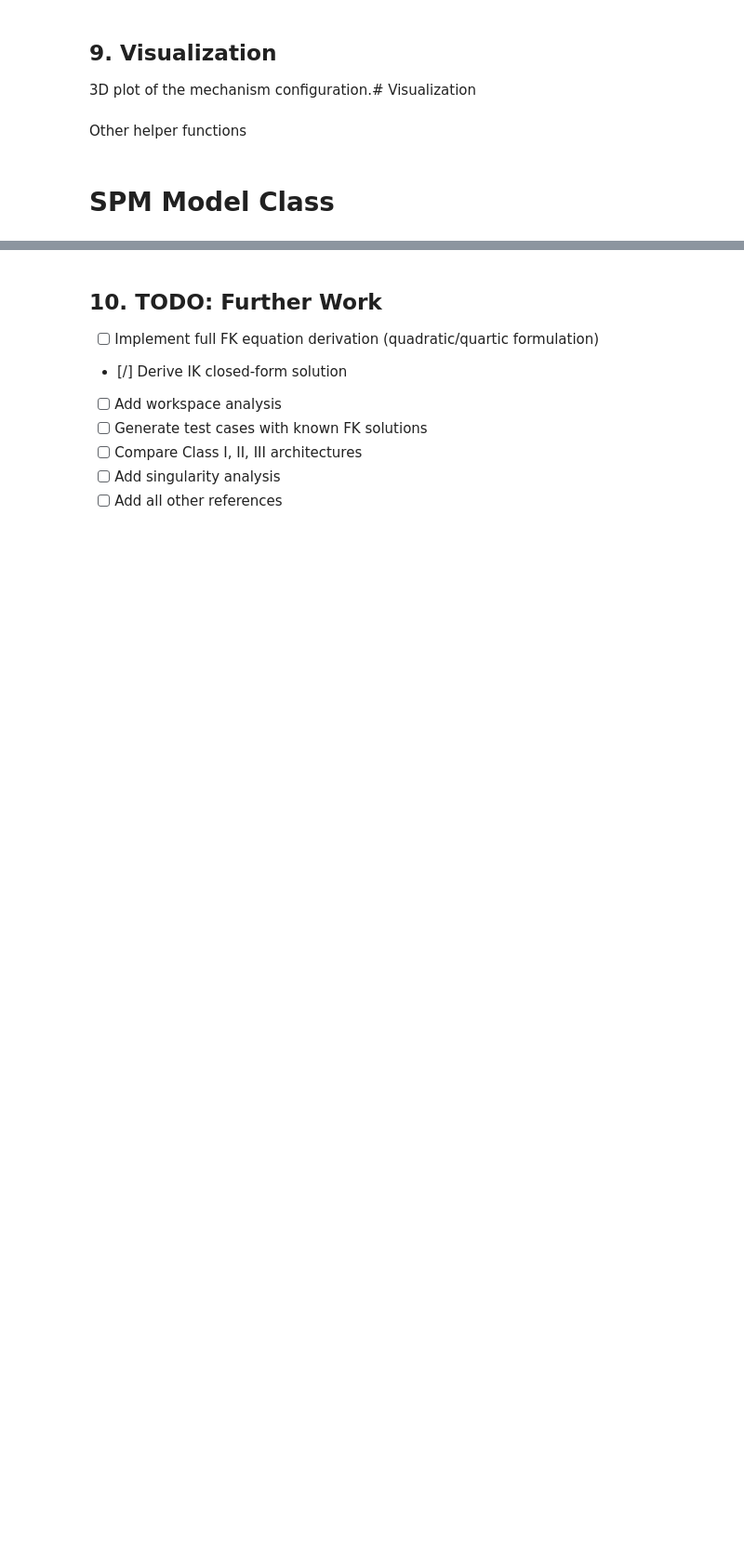
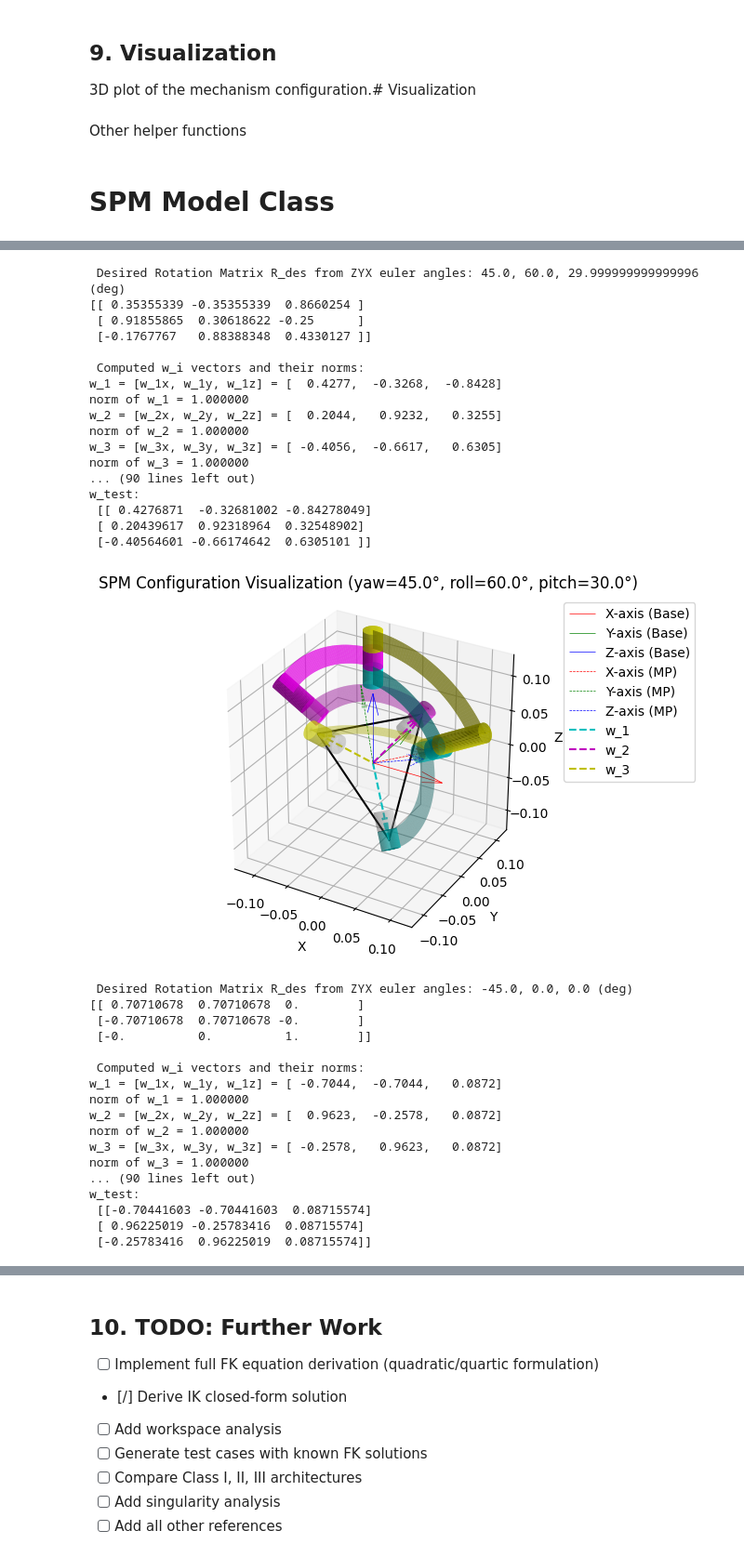
Before and after one commit to ChawinOph/spm-mechanics, a Jupyter notebook: notebooks/spm_kinematics.ipynb, the cells around one changed output, grey strips where cells are left out. Shown at 93% size. Cells and saved outputs as stored; diff of their text form; code cells hidden in the pictures; blank space fills up the shorter version.

```diff
--- a/notebooks/spm_kinematics.ipynb
+++ b/notebooks/spm_kinematics.ipynb
@@ -69,6 +70,7 @@ gamma_11, gamma_21, gamma_31 = symbols('gamma_11 gamma_21 gamma_31', real=True)
 
 # Moving platform
 eta_12, eta_22, eta_32 = symbols('eta_12 eta_22 eta_32', real=True)
+gamma_12, gamma_22, gamma_32 = symbols('gamma_12 gamma_22 gamma_32', real=True)
 gamma_12, gamma_22, gamma_32 = symbols('gamma_12 gamma_22 gamma_32', real=True)
 
 # Architecture parameters (symbolic)
@@ -103,6 +105,12 @@ a1, a2, a3 = symbols('a1 a2 a3', real=True)
 b1, b2, b3 = symbols('b1 b2 b3', real=True)
 c1, c2, c3 = symbols('c1 c2 c3', real=True)
 
+a11, a21, a31 = symbols('a11 a21 a31', real=True)
+b11, b21, b31 = symbols('b11 b21 b31', real=True)
+c11, c21, c31 = symbols('c11 c21 c31', real=True)
+w1x, w1y, w1z = symbols('w1x w1y w1z', real=True)
+A1, B1, C1 = symbols('A1 B1 C1', real=True)
+
 print("Joint angles:", theta)
 print("Proximal link angles:", alpha_i1)
 print("Desired Rotation Matrix R_d:", R_d)
@@ -1617,9 +2158,9 @@ class SPM:
 euler_angles_set = [
     [0, 0, 0],
     [np.pi/6, np.pi/6, np.pi/6],
-    # [np.pi/4, np.pi/3, np.pi/6],
-    # [-np.pi/4, 0, 0],
-    # [0, np.pi/4, 0],
+    [np.pi/4, np.pi/3, np.pi/6],
+    [-np.pi/4, 0, 0],
+    [0, np.pi/4, 0],
 ]
 
 spm = SPM()
@@ -1640,6 +2181,21 @@ for euler_angles in euler_angles_set:
     print(f"A: \n {A}")
     print(f"B: \n {B}")
 
+    print("\n Performing FK")
+    w_sol = spm.compute_fk(spm.theta_i, verbose=True)
+    print(f"w_i from FK Solution: \n {w_sol}")
+
+    w_test = np.stack((spm.w_i[0], spm.w_i[1], spm.w_i[2]))
+    print(f"w_test: \n {w_test}")
+
+    # verify FK by actual config updated by IK
+    assert np.allclose(w_sol, w_test), (
+        f"w_sol from FK does not match w_test!\n"
+        f"  w_sol  = {w_sol}\n"
+        f"  w_test = {w_test}\n"
+        f"  diff   = {np.abs(w_sol - w_test)}"
+    )
+
     spm.visualize_configuration(R_des)
 
     # TODO:
@@ -1683 +2239,36 @@ B:
 [figure]
+ Desired Rotation Matrix R_des from ZYX euler angles: 45.0, 60.0, 29.999999999999996 (deg)
+[[ 0.35355339 -0.35355339  0.8660254 ]
+ [ 0.91855865  0.30618622 -0.25      ]
+ [-0.1767767   0.88388348  0.4330127 ]]
+
+ Computed w_i vectors and their norms:
+w_1 = [w_1x, w_1y, w_1z] = [  0.4277,  -0.3268,  -0.8428]
+norm of w_1 = 1.000000
+w_2 = [w_2x, w_2y, w_2z] = [  0.2044,   0.9232,   0.3255]
+norm of w_2 = 1.000000
+w_3 = [w_3x, w_3y, w_3z] = [ -0.4056,  -0.6617,   0.6305]
+norm of w_3 = 1.000000
+... (90 lines left out)
+w_test:
+ [[ 0.4276871  -0.32681002 -0.84278049]
+ [ 0.20439617  0.92318964  0.32548902]
+ [-0.40564601 -0.66174642  0.6305101 ]]
+[figure, added]
+ Desired Rotation Matrix R_des from ZYX euler angles: -45.0, 0.0, 0.0 (deg)
+[[ 0.70710678  0.70710678  0.        ]
+ [-0.70710678  0.70710678 -0.        ]
+ [-0.          0.          1.        ]]
+
+ Computed w_i vectors and their norms:
+w_1 = [w_1x, w_1y, w_1z] = [ -0.7044,  -0.7044,   0.0872]
+norm of w_1 = 1.000000
+w_2 = [w_2x, w_2y, w_2z] = [  0.9623,  -0.2578,   0.0872]
+norm of w_2 = 1.000000
+w_3 = [w_3x, w_3y, w_3z] = [ -0.2578,   0.9623,   0.0872]
+norm of w_3 = 1.000000
+... (90 lines left out)
+w_test:
+ [[-0.70441603 -0.70441603  0.08715574]
+ [ 0.96225019 -0.25783416  0.08715574]
+ [-0.25783416  0.96225019  0.08715574]]
```
Also changed, not shown: parts of 9 cells of this notebook.
